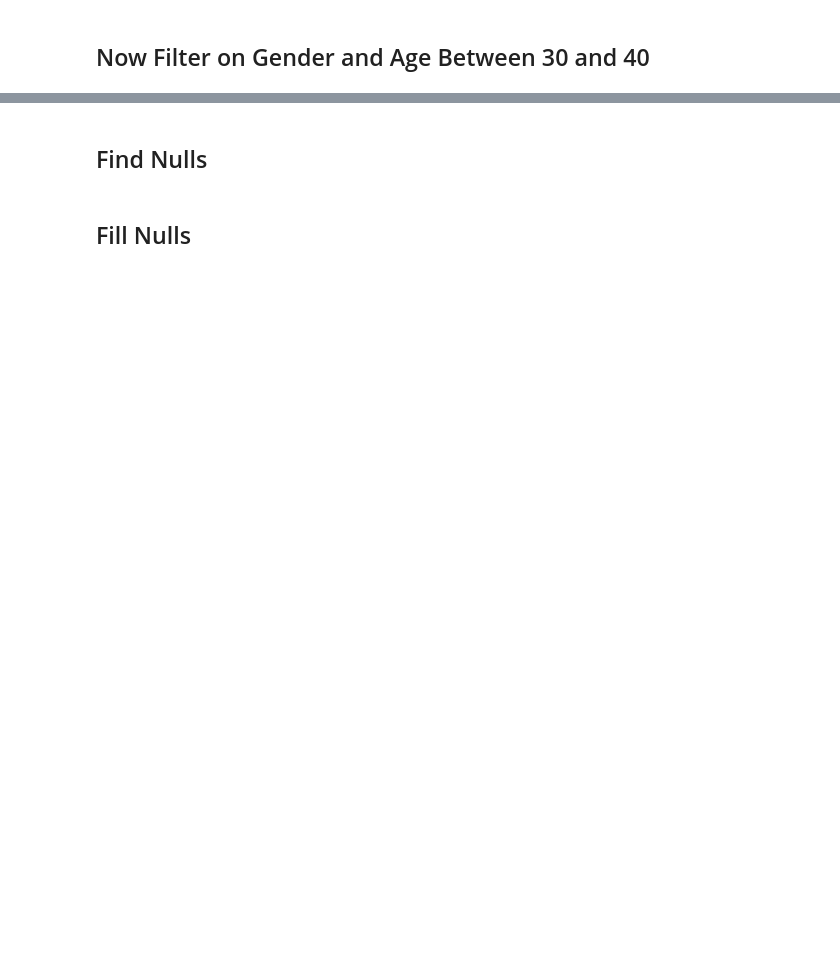
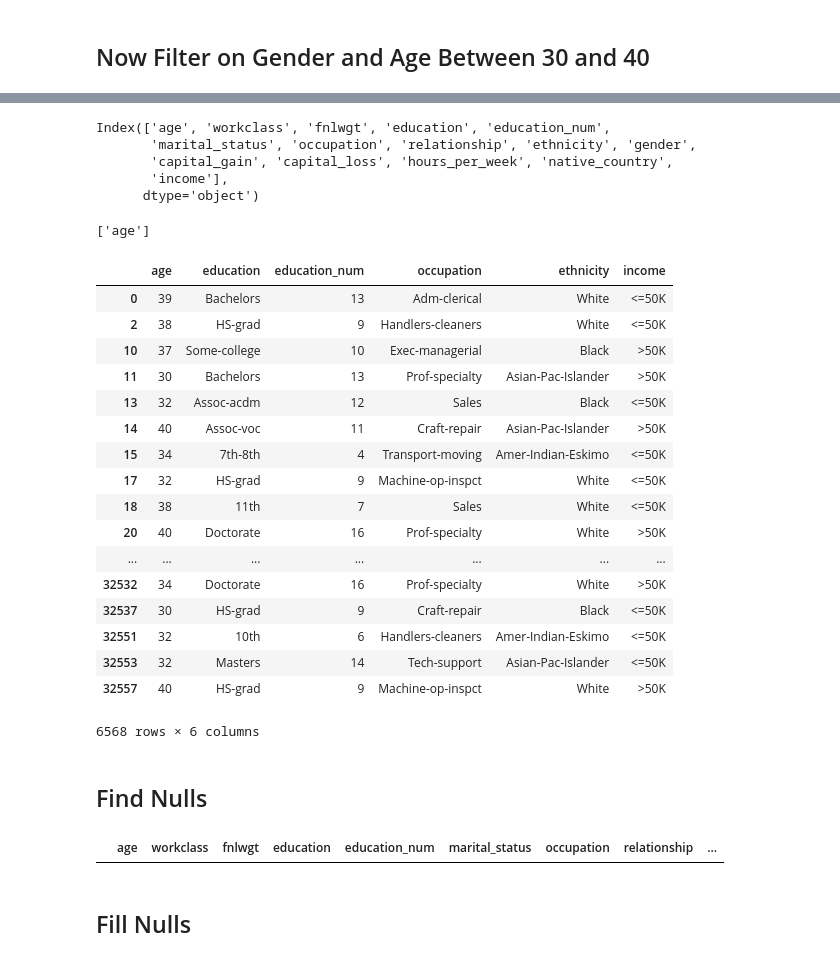
Before and after one commit to kbajina/dsp, a Jupyter notebook: lessons/pandas_intro/Intro-to-Pandas.ipynb, the cells around one changed output, grey strips where cells are left out. Cells and saved outputs as stored; diff of their text form; code cells hidden in the pictures; blank space fills up the shorter version.

```diff
--- a/lessons/pandas_intro/Intro-to-Pandas.ipynb
+++ b/lessons/pandas_intro/Intro-to-Pandas.ipynb
@@ -330,13 +652,47 @@ df.loc[df.gender == 'Male', ]
+# %%
+df.columns
+# %% [output]
+Index(['age', 'workclass', 'fnlwgt', 'education', 'education_num',
+       'marital_status', 'occupation', 'relationship', 'ethnicity', 'gender',
+       'capital_gain', 'capital_loss', 'hours_per_week', 'native_country',
+       'income'],
+      dtype='object')
+# %%
+[column for column in df.columns if re.match(r'^a[\w]+', column)]
+# %% [output]
+['age']
 # %%
 (df.age >= 30) & (df.gender == 'Male')
 
-df.loc[(df.age >= 30) & (df.gender == 'Male') & (df.age <= 40), :]
+df.loc[(df.age >= 30) & (df.gender == 'Male') & (df.age <= 40),
+       [column for column in df.columns if re.match(r'^[aeiou]', column)]] # filter for columns beginning with vowels
+# %% [output]
+|  | age | education | education_num | occupation | ethnicity | income |
+| 0 | 39 | Bachelors | 13 | Adm-clerical | White | <=50K |
+| 2 | 38 | HS-grad | 9 | Handlers-cleaners | White | <=50K |
+| 10 | 37 | Some-college | 10 | Exec-managerial | Black | >50K |
+| 11 | 30 | Bachelors | 13 | Prof-specialty | Asian-Pac-Islander | >50K |
+| 13 | 32 | Assoc-acdm | 12 | Sales | Black | <=50K |
+| 14 | 40 | Assoc-voc | 11 | Craft-repair | Asian-Pac-Islander | >50K |
+| 15 | 34 | 7th-8th | 4 | Transport-moving | Amer-Indian-Eskimo | <=50K |
+| 17 | 32 | HS-grad | 9 | Machine-op-inspct | White | <=50K |
+| 18 | 38 | 11th | 7 | Sales | White | <=50K |
+| 20 | 40 | Doctorate | 16 | Prof-specialty | White | >50K |
+| ... | ... | ... | ... | ... | ... | ... |
+| 32532 | 34 | Doctorate | 16 | Prof-specialty | White | >50K |
+| 32537 | 30 | HS-grad | 9 | Craft-repair | Black | <=50K |
+| 32551 | 32 | 10th | 6 | Handlers-cleaners | Amer-Indian-Eskimo | <=50K |
+| 32553 | 32 | Masters | 14 | Tech-support | Asian-Pac-Islander | <=50K |
+| 32557 | 40 | HS-grad | 9 | Machine-op-inspct | White | >50K |
+6568 rows × 6 columns
 # %% [markdown]
 ## Find Nulls
 # %%
 # as we saw with df.info() there are no nulls...
 # but if there were this would find the rows where age is null
-df[df.age.isnull()]
+df[df['age'].isnull()]
+# %% [output]
+|  | age | workclass | fnlwgt | education | education_num | marital_status | occupation | relationship | ... |
 # %% [markdown]
 ## Fill Nulls
 # %%
```
Also changed, not shown: parts of 60 cells of this notebook.
